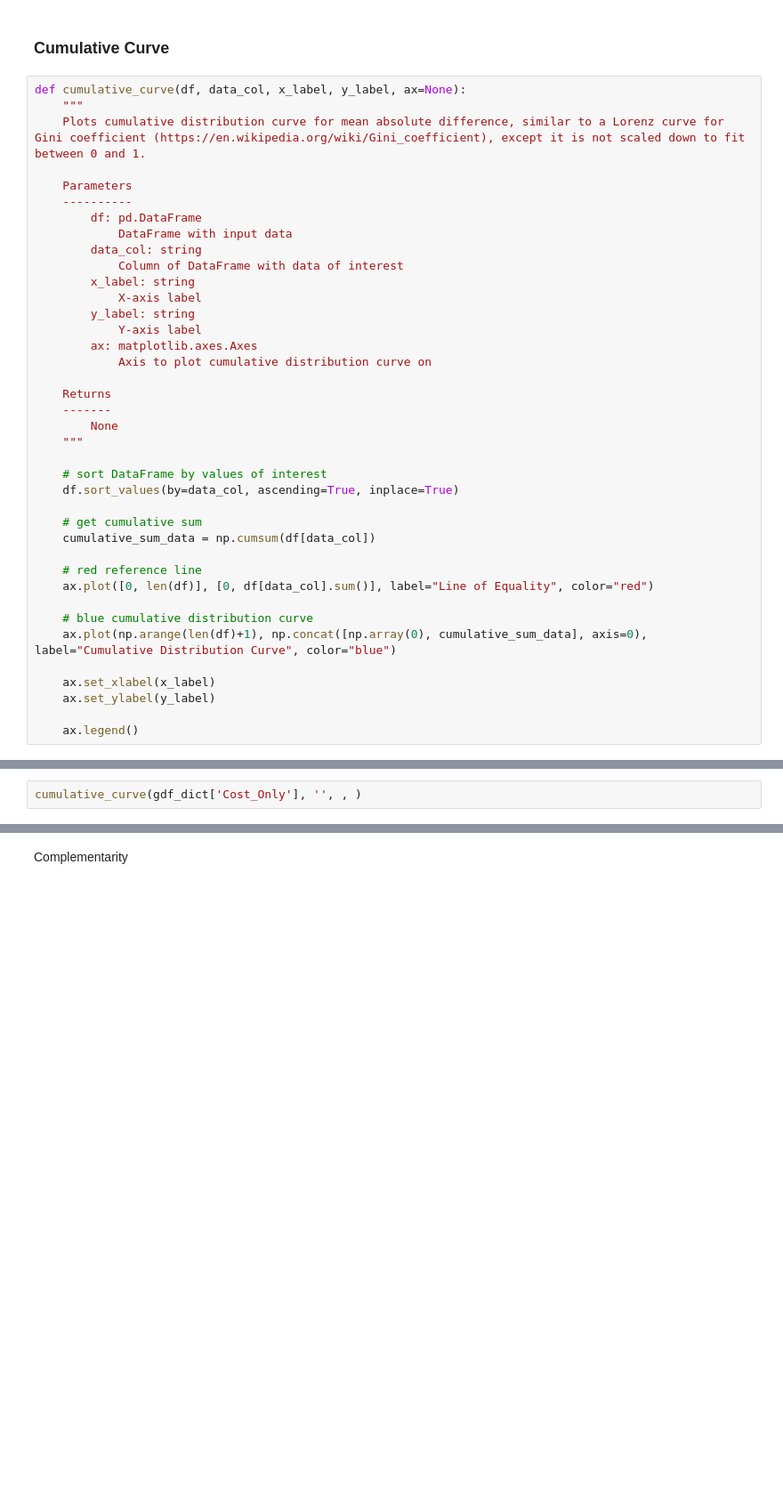
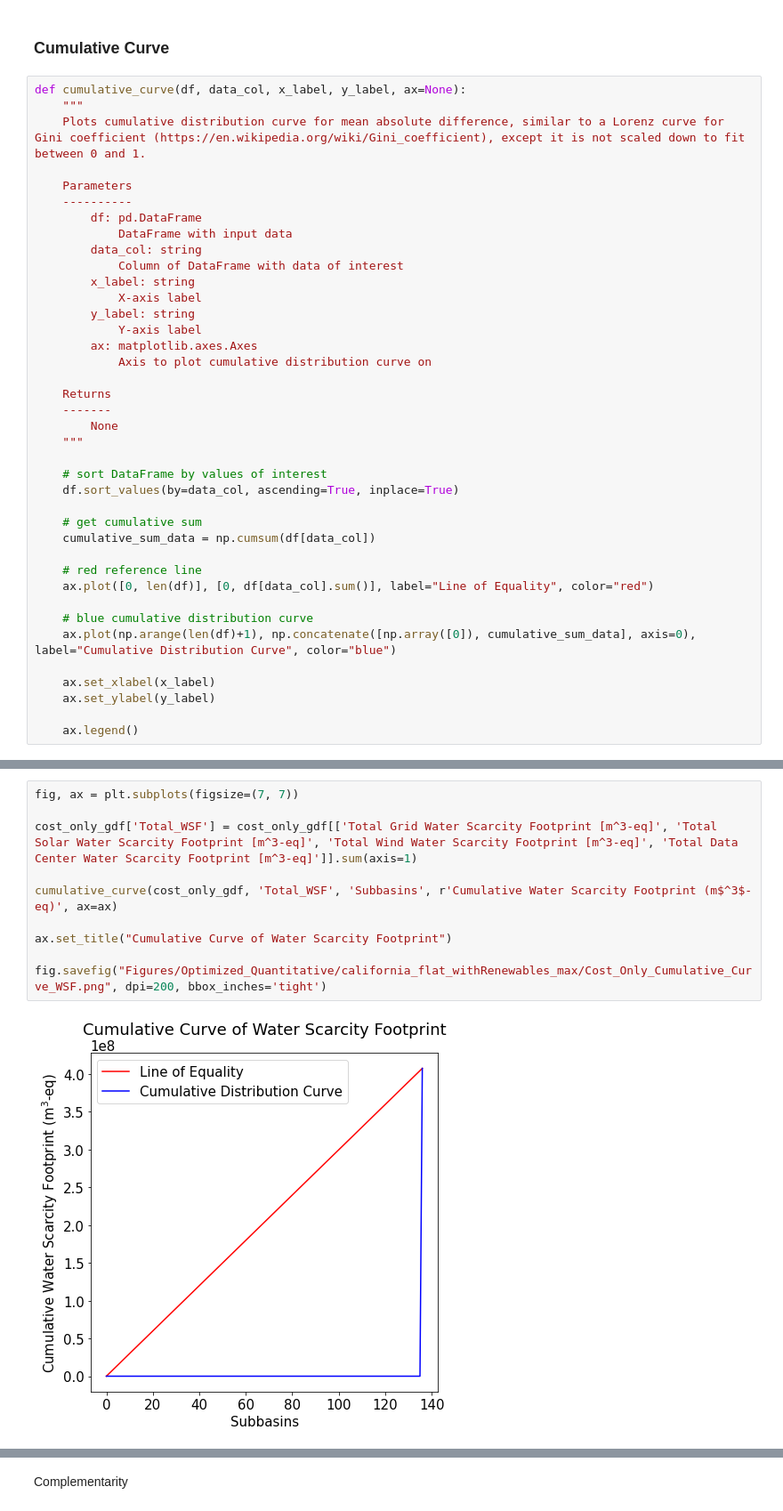
Before and after one commit to disha-22/DCSitingOptimization, a Jupyter notebook: model_implementation.ipynb, the cells around one changed output, grey strips where cells are left out. Shown at 89% size. Saved outputs shown, nothing was run; the diff lists cells and outputs as text; blank space fills up the shorter version.

```diff
--- a/model_implementation.ipynb
+++ b/model_implementation.ipynb
@@ -1108,7 +1084,7 @@ def cumulative_curve(df, data_col, x_label, y_label, ax=None):
     ax.plot([0, len(df)], [0, df[data_col].sum()], label="Line of Equality", color="red")
 
     # blue cumulative distribution curve
-    ax.plot(np.arange(len(df)+1), np.concat([np.array(0), cumulative_sum_data], axis=0), label="Cumulative Distribution Curve", color="blue")
+    ax.plot(np.arange(len(df)+1), np.concatenate([np.array([0]), cumulative_sum_data], axis=0), label="Cumulative Distribution Curve", color="blue")
 
     ax.set_xlabel(x_label)
     ax.set_ylabel(y_label)
@@ -1161,2 +1137,12 @@ KeyError: 'Cost_Only'
 # %%
-cumulative_curve(gdf_dict['Cost_Only'], '', , )
+fig, ax = plt.subplots(figsize=(7, 7))
+
+cost_only_gdf['Total_WSF'] = cost_only_gdf[['Total Grid Water Scarcity Footprint [m^3-eq]', 'Total Solar Water Scarcity Footprint [m^3-eq]', 'Total Wind Water Scarcity Footprint [m^3-eq]', 'Total Data Center Water Scarcity Footprint [m^3-eq]']].sum(axis=1)
+
+cumulative_curve(cost_only_gdf, 'Total_WSF', 'Subbasins', r'Cumulative Water Scarcity Footprint (m$^3$-eq)', ax=ax)
+
+ax.set_title("Cumulative Curve of Water Scarcity Footprint")
+
+fig.savefig("Figures/Optimized_Quantitative/california_flat_withRenewables_max/Cost_Only_Cumulative_Curve_WSF.png", dpi=200, bbox_inches='tight')
+# %% [output]
+[figure, added]
```
Also changed, not shown: parts of 15 cells of this notebook, 7 other files.
